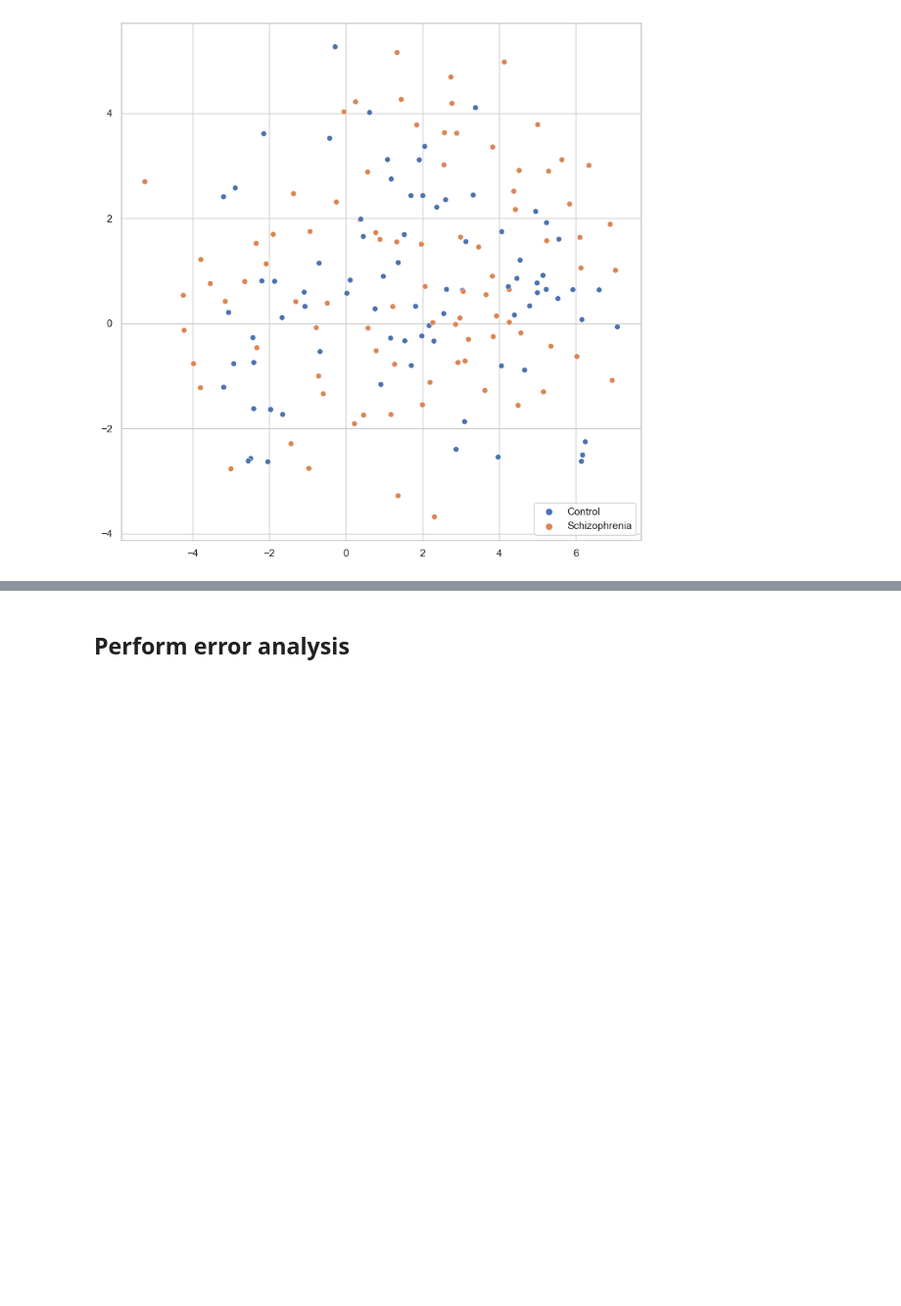
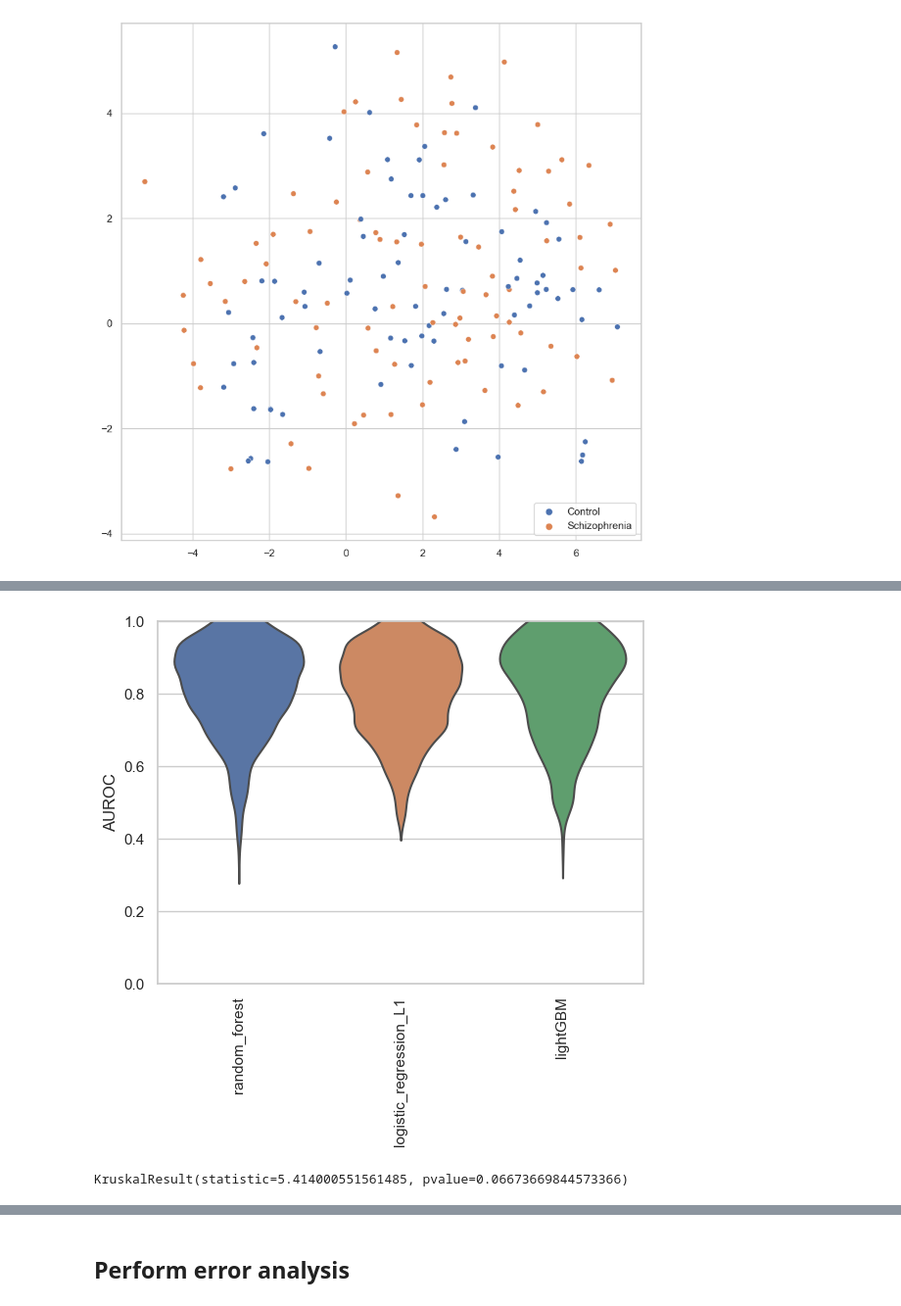
Before and after one commit to quantori/tutorial-on-ML-for-microbiomics, a Jupyter notebook: tutorial_dev.ipynb, the cells around one changed output, grey strips where cells are left out. Shown at 98% size. Cells and saved outputs as stored; diff of their text form; code cells hidden in the pictures; blank space fills up the shorter version.

```diff
--- a/tutorial_dev.ipynb
+++ b/tutorial_dev.ipynb
@@ -373,0 +682,4 @@ shap.summary_plot(
+# %%
+fig = data_visualization.plot_ml_alg(out)
+# %% [output]
+[figure, added]
@@ -373,0 +690,4 @@ shap.summary_plot(
+# %%
+kw
+# %% [output]
+KruskalResult(statistic=5.414000551561485, pvalue=0.06673669844573366)
```
Also changed, not shown: parts of 146 cells of this notebook, 9 other files.
